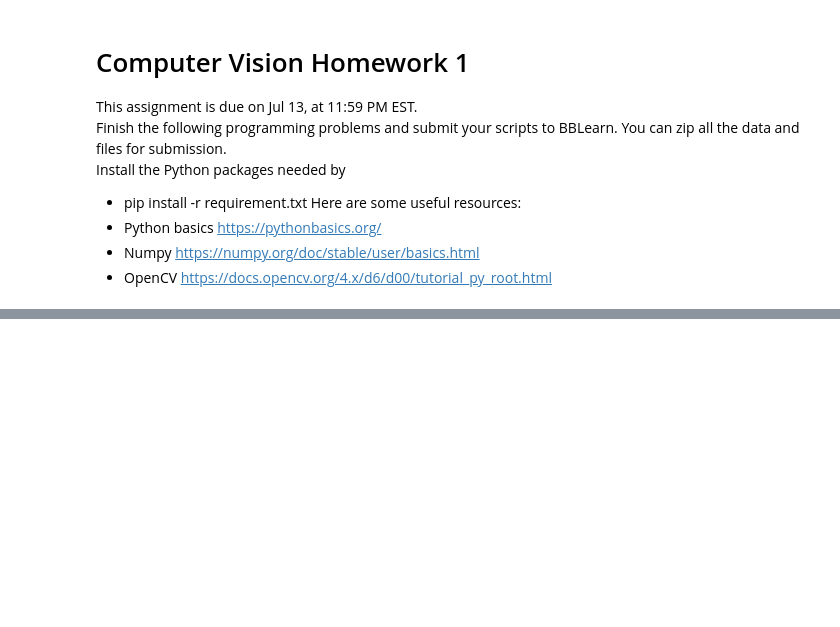
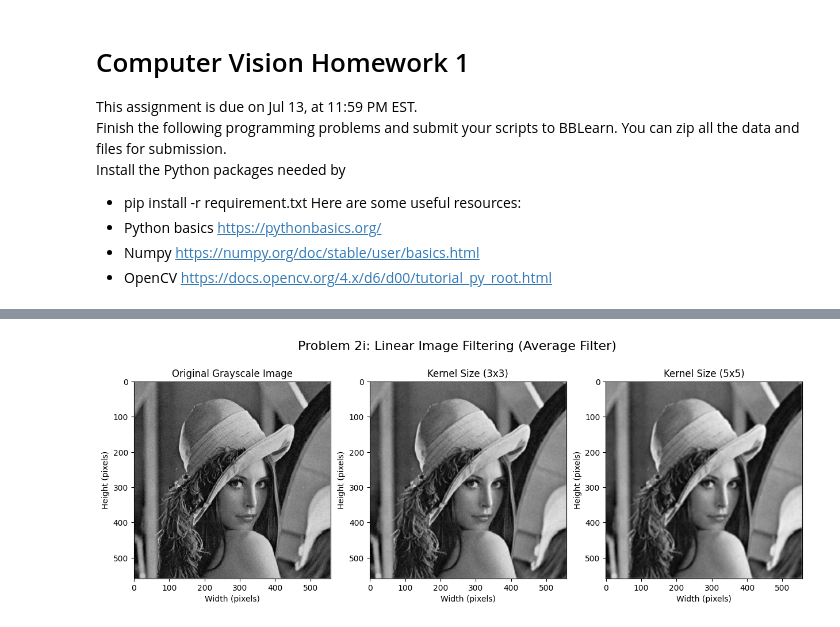
Before and after one commit to erinakin/ComputerVisionClass, a Jupyter notebook: ErinAkinjide_HW1.ipynb, the cells around one changed output, grey strips where cells are left out. Drawn from its saved outputs; the diff is of its cells as text; code cells hidden in the pictures; blank space fills up the shorter version.

```diff
--- a/ErinAkinjide_HW1.ipynb
+++ b/ErinAkinjide_HW1.ipynb
@@ -103,0 +136,24 @@ o Report the reprojection error calculated during the calibration process.
+# %%
+# Load image to apply Filters
+grayscale_image = cv2.imread("a-Noisy-Lena-image-with-low-level-Gaussian-noise-variance-0001-mean-0-b-The.ppm(1).png", cv2.IMREAD_GRAYSCALE)
+
+# Use existing Averaging filter function in cv2 to linearly filter the grayscale image
+blurred_3 = cv2.blur(grayscale_image, (3, 3))
+blurred_5 = cv2.blur(grayscale_image, (5, 5))
+
+# Display results
+filter_results_i = [("Original Grayscale Image", grayscale_image),
+           ("Kernel Size (3x3)", blurred_3),
+           ("Kernel Size (5x5)", blurred_5)]
+
+fig, axes = plt.subplots(1, 3, figsize=(15, 5))
+for i, (title, img) in enumerate(filter_results_i):
+    axes[i].imshow(img, cmap='gray')
+    axes[i].set_title(title)
+    axes[i].set_xlabel("Width (pixels)")
+    axes[i].set_ylabel("Height (pixels)")
+
+plt.suptitle("Problem 2i: Linear Image Filtering (Average Filter)", fontsize=16)
+plt.show()
+# %% [output]
+[figure, added]
```
Also changed, not shown: parts of 21 cells of this notebook, 8 other files.
